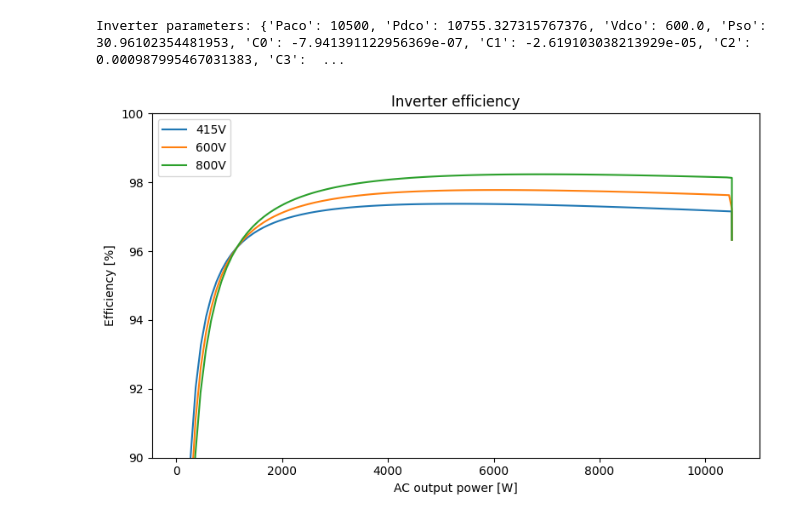
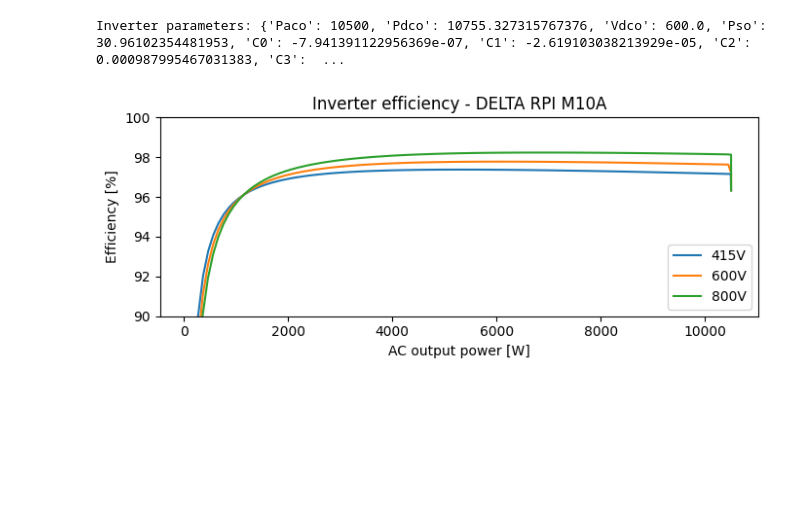
Before and after one commit to Laboratoire-Piment/TwInSolar_PV_system_modelling, a Jupyter notebook: Inverter_parameters.ipynb, the cells around one changed output. Saved outputs shown, nothing was run; the diff lists cells and outputs as text; code cells hidden in the pictures; blank space fills up the shorter version.

Commit message:
Update inverter parameters

```diff
--- a/Inverter_parameters.ipynb
+++ b/Inverter_parameters.ipynb
@@ -57,25 +60,25 @@ Inverter parameters: {'Paco': 10500, 'Pdco': 10755.327315767376, 'Vdco': 600.0,
 # %%
 # Plot inverter efficiency
 
 # DC voltage (V)
 dc_voltage = np.array([415,600,800])
 # DC power (W)
 dc_power = np.arange(100,11000,100)
 
-plt.figure(figsize=(8,5))
+plt.figure(figsize=(7,3))
 for i in range(len(dc_voltage)):
     # Estimate AC output with the Sandia model
     ac_power = pvlib.inverter.sandia(dc_voltage[i], dc_power, inverter_10kVA)
     efficieny = ac_power/dc_power*100
     # Plot results
     plt.plot(ac_power, efficieny, label = str(dc_voltage[i]) + 'V')
 
 # Add the title, axis labels and legend:
-plt.title('Inverter efficiency')
+plt.title('Inverter efficiency - DELTA RPI M10A')
 plt.xlabel('AC output power [W]')
 plt.ylabel('Efficiency [%]')
 plt.ylim([90,100])
 plt.legend()
 plt.tight_layout()
 # %% [output]
-[figure, old version]
+[figure, new version]
```
Also changed, not shown: parts of 4 cells of this notebook, 1 other file.
